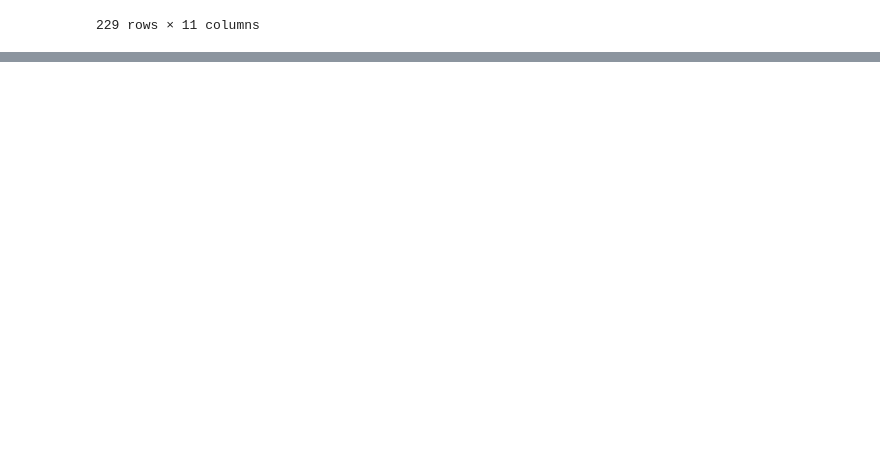
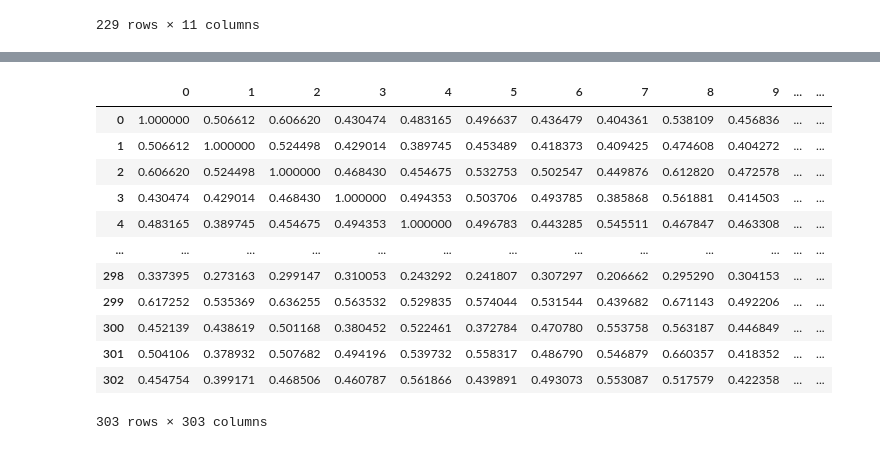
Before and after one commit to alirezakesha/HireTrail, a Jupyter notebook: gmail.ipynb, the cells around one changed output, grey strips where cells are left out. Drawn from its saved outputs; the diff is of its cells as text; code cells hidden in the pictures; blank space fills up the shorter version.

```diff
--- a/gmail.ipynb
+++ b/gmail.ipynb
@@ -981,5 +964,19 @@ def build_app_key_from_row(row):
     job_title = row_dict.get('job_title') if row_dict.get('job_title') is not None else 'None'
     job_id = row_dict.get('job_id') if row_dict.get('job_id') is not None else 'None'
     return f"{company} | {job_title} | {job_id}"
-
+def build_job_title(row):
+    row_dict = json.loads(row['raw_json'])
+    job_title = row_dict.get('job_title') if row_dict.get('job_title') is not None else 'None'
+    return job_title
+def build_company(row):
+    row_dict = json.loads(row['raw_json'])
+    company = row_dict.get('company') if row_dict.get('company') is not None else 'None'
+    return company
+def build_job_id(row):
+    row_dict = json.loads(row['raw_json'])
+    job_id = row_dict.get('job_id') if row_dict.get('job_id') is not None else 'None'
+    return job_id
 events_df['app_key'] = events_df.apply(build_app_key_from_row, axis=1)
+events_df['job_title'] = events_df.apply(build_job_title, axis=1)
+events_df['company'] = events_df.apply(build_company, axis=1)
+events_df['job_id'] = events_df.apply(build_job_id, axis=1)
@@ -985,0 +1035,30 @@ events_df['app_key'] = events_df.apply(build_app_key_from_row, axis=1)
+# %%
+from sklearn.metrics.pairwise import cosine_similarity
+
+# Convert the list of embeddings into a numpy array
+embeddings_matrix = np.vstack(events_df['app_key_embedding'].values)
+
+# Compute the cosine similarity matrix (pairwise similarity between all applications)
+cosine_sim_matrix = cosine_similarity(embeddings_matrix)
+
+# Show the cosine similarity matrix (for example, as a DataFrame for easy inspection)
+import pandas as pd
+cosine_sim_df = pd.DataFrame(
+    cosine_sim_matrix,
+    index=events_df.index,
+    columns=events_df.index
+)
+# %% [output]
+|  | 0 | 1 | 2 | 3 | 4 | 5 | 6 | 7 | 8 | 9 | ... | ... |
+| 0 | 1.000000 | 0.506612 | 0.606620 | 0.430474 | 0.483165 | 0.496637 | 0.436479 | 0.404361 | 0.538109 | 0.456836 | ... | ... |
+| 1 | 0.506612 | 1.000000 | 0.524498 | 0.429014 | 0.389745 | 0.453489 | 0.418373 | 0.409425 | 0.474608 | 0.404272 | ... | ... |
+| 2 | 0.606620 | 0.524498 | 1.000000 | 0.468430 | 0.454675 | 0.532753 | 0.502547 | 0.449876 | 0.612820 | 0.472578 | ... | ... |
+| 3 | 0.430474 | 0.429014 | 0.468430 | 1.000000 | 0.494353 | 0.503706 | 0.493785 | 0.385868 | 0.561881 | 0.414503 | ... | ... |
+| 4 | 0.483165 | 0.389745 | 0.454675 | 0.494353 | 1.000000 | 0.496783 | 0.443285 | 0.545511 | 0.467847 | 0.463308 | ... | ... |
+| ... | ... | ... | ... | ... | ... | ... | ... | ... | ... | ... | ... | ... |
+| 298 | 0.337395 | 0.273163 | 0.299147 | 0.310053 | 0.243292 | 0.241807 | 0.307297 | 0.206662 | 0.295290 | 0.304153 | ... | ... |
+| 299 | 0.617252 | 0.535369 | 0.636255 | 0.563532 | 0.529835 | 0.574044 | 0.531544 | 0.439682 | 0.671143 | 0.492206 | ... | ... |
+| 300 | 0.452139 | 0.438619 | 0.501168 | 0.380452 | 0.522461 | 0.372784 | 0.470780 | 0.553758 | 0.563187 | 0.446849 | ... | ... |
+| 301 | 0.504106 | 0.378932 | 0.507682 | 0.494196 | 0.539732 | 0.558317 | 0.486790 | 0.546879 | 0.660357 | 0.418352 | ... | ... |
+| 302 | 0.454754 | 0.399171 | 0.468506 | 0.460787 | 0.561866 | 0.439891 | 0.493073 | 0.553087 | 0.517579 | 0.422358 | ... | ... |
+303 rows × 303 columns
```
Also changed, not shown: parts of 5 cells of this notebook, 10 other files.
